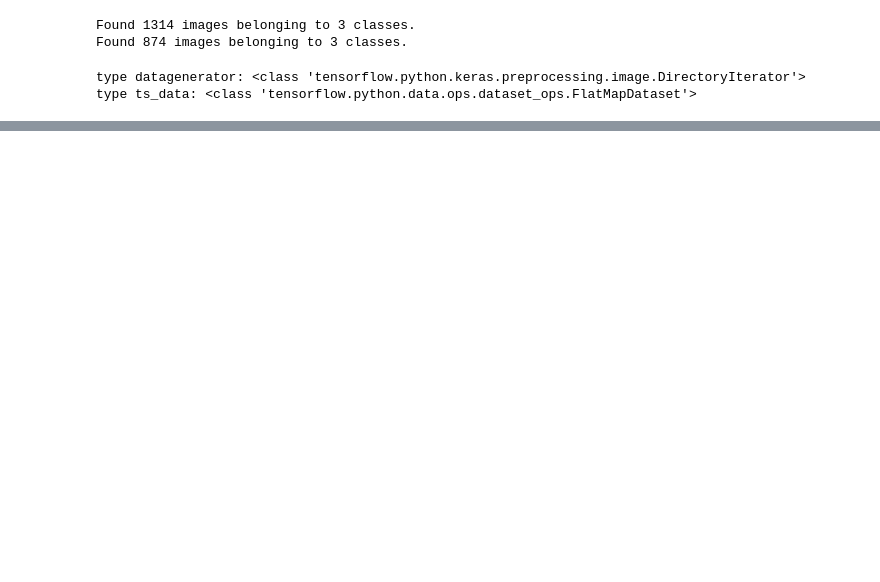
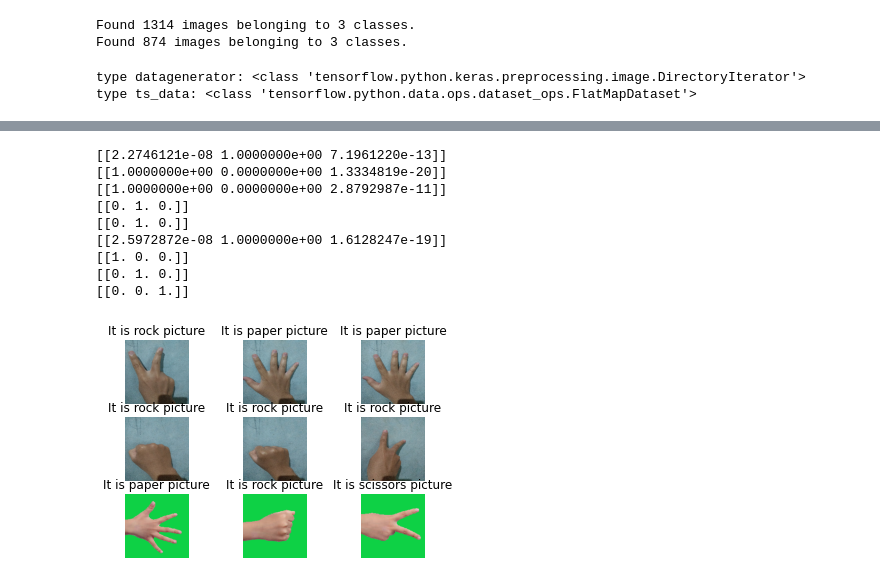
Before and after one commit to adhyttungga/rockpaperscissors-Classification, a Jupyter notebook: rpsClassification.ipynb, the cells around one changed output, grey strips where cells are left out. Cells and saved outputs as stored; diff of their text form; code cells hidden in the pictures; blank space fills up the shorter version.

```diff
--- a/rpsClassification.ipynb
+++ b/rpsClassification.ipynb
@@ -189,0 +223,7 @@ model.save_weights('weights.h5')
+# %%
+testDir = "rockpaperscissors-TEST"
+testData = os.listdir(testDir)
+# %%
+from tensorflow.keras.models import load_model
+
+saved_model = load_model('best_model.h5')
@@ -189,0 +237,38 @@ model.save_weights('weights.h5')
+# %%
+import numpy as np
+from tensorflow.keras.preprocessing import image
+
+for fn, i in zip(testData, range(len(testData))):
+    path = os.path.join(testDir, fn)
+    img = image.load_img(path, target_size=(150, 150))
+
+    ax = plt.subplot(3, 3, i + 1)
+    plt.imshow(img)
+
+    x = image.img_to_array(img)
+    x = np.expand_dims(x, axis=0)
+
+    images = np.vstack([x])
+    classes = saved_model.predict(images, batch_size=10)
+    print(classes)
+
+    if classes[0][0] == 1:
+        label = 'paper'
+    elif classes[0][1] == 1:
+        label = 'rock'
+    else:
+        label = 'scissors'
+
+    plt.title("It is "+label+" picture")
+    plt.axis("off")
+# %% [output]
+[[2.2746121e-08 1.0000000e+00 7.1961220e-13]]
+[[1.0000000e+00 0.0000000e+00 1.3334819e-20]]
+[[1.0000000e+00 0.0000000e+00 2.8792987e-11]]
+[[0. 1. 0.]]
+[[0. 1. 0.]]
+[[2.5972872e-08 1.0000000e+00 1.6128247e-19]]
+[[1. 0. 0.]]
+[[0. 1. 0.]]
+[[0. 0. 1.]]
+[figure, added]
```
Also changed, not shown: parts of 10 cells of this notebook, 1 other file.
